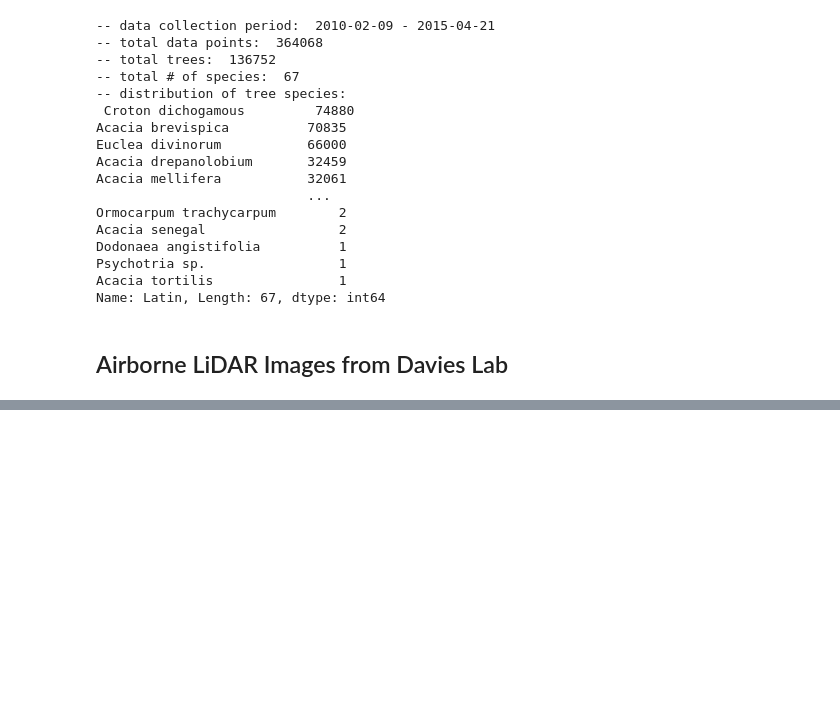
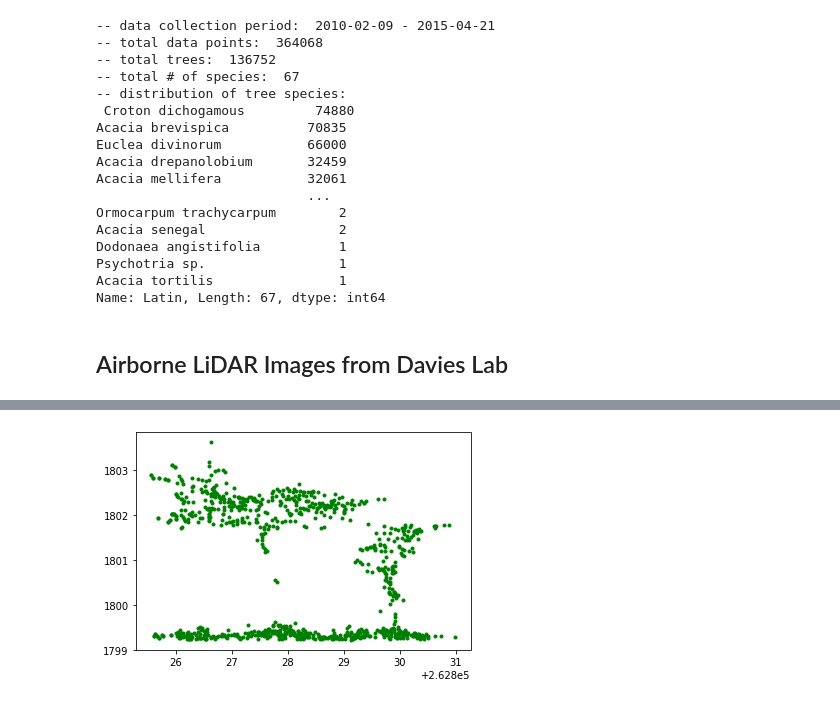
Before and after one commit to nicole-hjlin/mpala-tree-mapping, a Jupyter notebook: eda.ipynb, the cells around one changed output, grey strips where cells are left out. Drawn from its saved outputs; the diff is of its cells as text; code cells hidden in the pictures; blank space fills up the shorter version.

```diff
--- a/eda.ipynb
+++ b/eda.ipynb
@@ -127,0 +185,19 @@ plt.show()
+# %%
+# About this tree
+print(list(las.point_format.dimension_names))
+print("Example point row :", point_records.array[0])
+print(point_records[0].HeightAboveGround)
+print(point_records['classification'][:20])
+data = las.points.copy()
+ones = []
+twos = []
+tens = []
+for i in data:
+  if i.classification == 1:
+    ones.append(i)
+  elif i.classification == 2:
+    twos.append(i)
+  else:
+    tens.append(i)
+print(len(ones)+ len(twos)+ len(tens))
+print(len(data))
@@ -127,0 +211,14 @@ plt.show()
+# %%
+# Filter out for specific class
+filter = data.classification == 1
+ones_data = data[filter]
+p_X = np.array((ones_data['X'] * las_scaleX) + las_offsetX)
+p_Y = np.array((ones_data['Y'] * las_scaleY) + las_offsetY)
+p_Z = np.array((ones_data['Z'] * las_scaleZ) + las_offsetZ)
+
+# plotting only ones
+fig,ax = plt.subplots()
+ax.scatter(p_X, p_Z, c='g', marker='.')
+plt.show()
+# %% [output]
+[figure, added]
```
Also changed, not shown: parts of 9 cells of this notebook.
